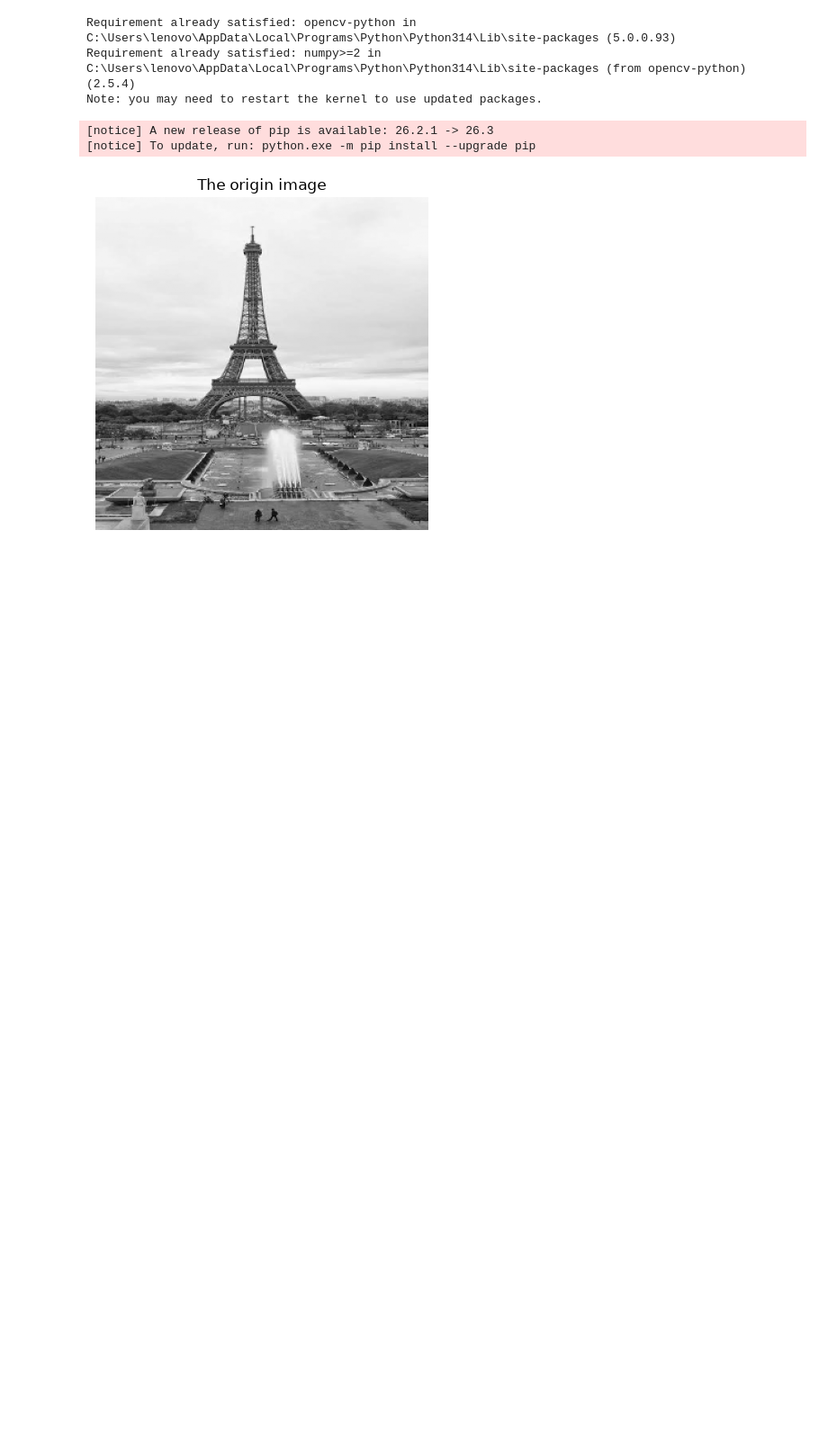
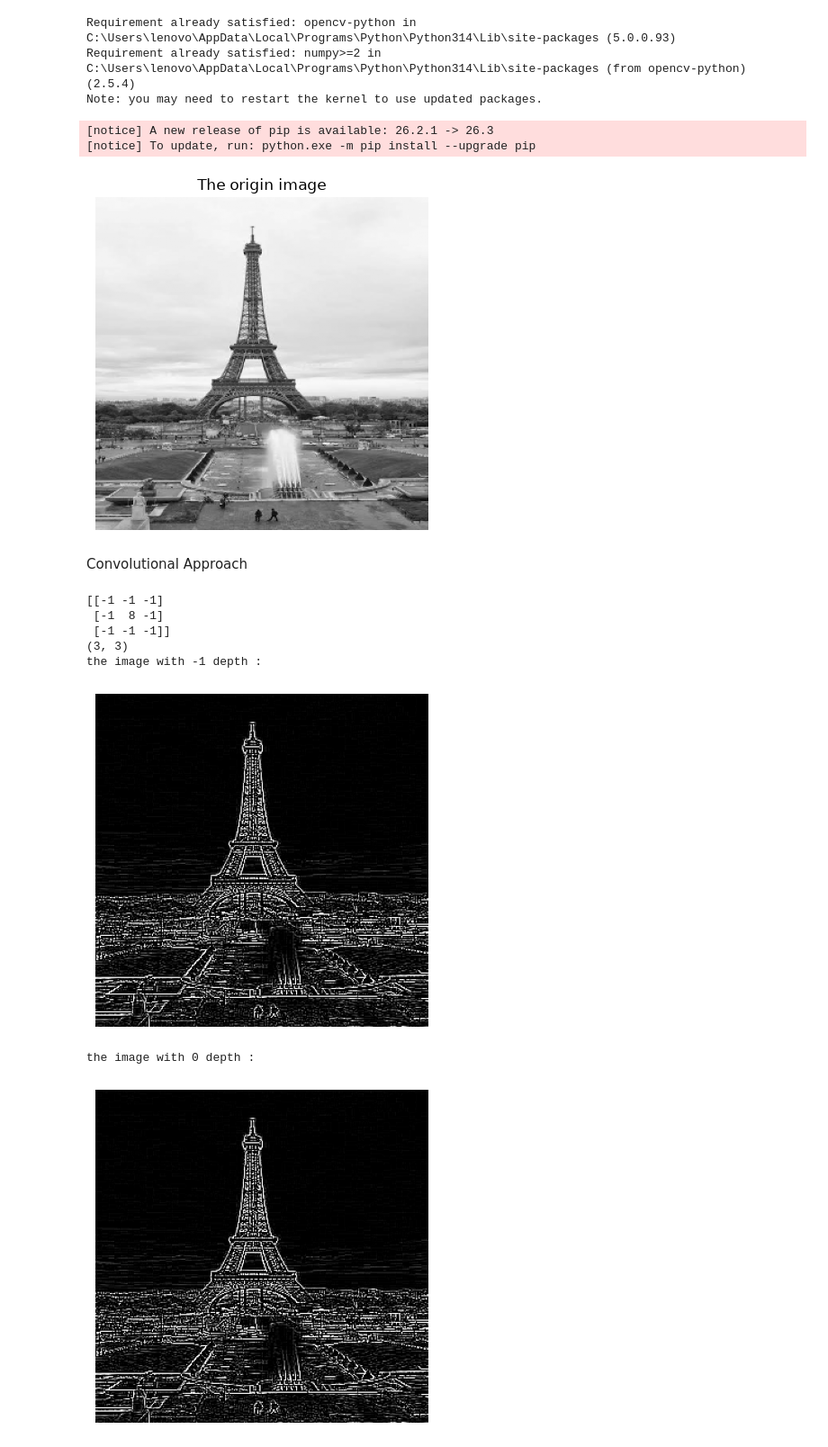
Before and after one commit to mohamed31123/ia-enginner-labs, a Jupyter notebook: computer_vision/Untitled1.ipynb, the cells around one changed output. Shown at 90% size. Saved outputs shown, nothing was run; the diff lists cells and outputs as text; code cells hidden in the pictures; blank space fills up the shorter version.

Commit message:
Edge Detection : Convolutional Approac

```diff
--- a/computer_vision/Untitled1.ipynb
+++ b/computer_vision/Untitled1.ipynb
@@ -24,3 +24,39 @@ plt.axis('off')
 plt.show()
 # %% [output]
 [figure]
+# %% [markdown]
+Convolutional Approach
+# %%
+import numpy as np
+import cv2
+kernel = np.array([
+     [-1,-1,-1],
+    [-1, 8,-1],
+    [-1,-1,-1]
+])
+
+print(kernel)
+print(kernel.shape)
+
+edges = cv2.filter2D(img,-1,kernel)
+print("the image with -1 depth : ")
+plt.imshow(edges,cmap='gray')
+
+plt.axis('off')
+plt.show()
+
+print("the image with 0 depth : ")
+edges2 = cv2.filter2D(img,0,kernel)
+
+plt.imshow(edges2,cmap='gray')
+plt.axis('off')
+plt.show()
+# %% [output]
+[[-1 -1 -1]
+ [-1  8 -1]
+ [-1 -1 -1]]
+(3, 3)
+the image with -1 depth :
+[figure, added]
+the image with 0 depth :
+[figure, added]
```
Also changed, not shown: parts of 1 cell of this notebook.
